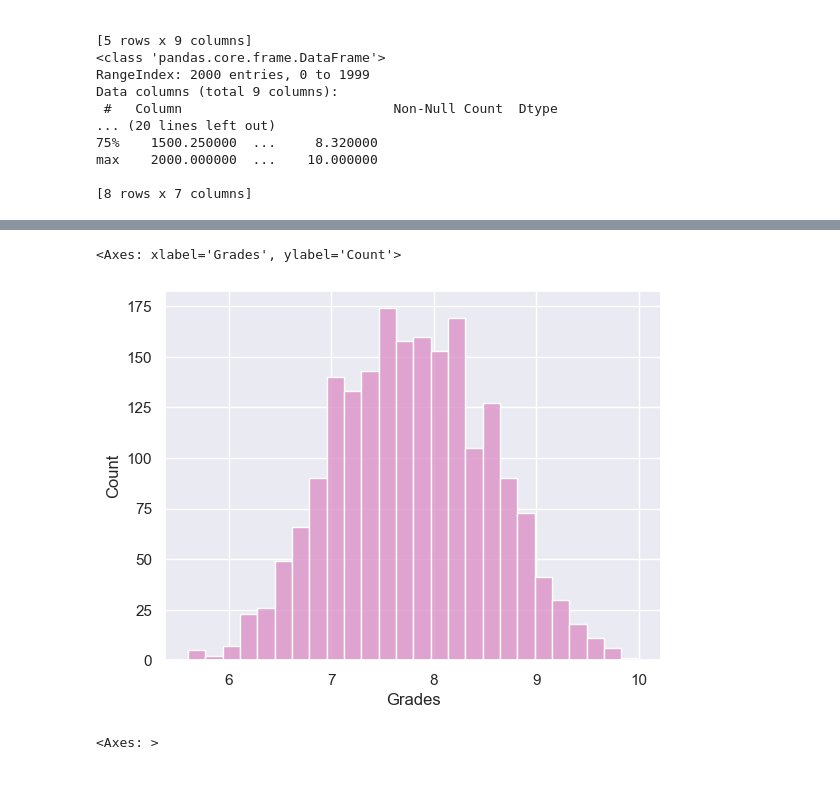
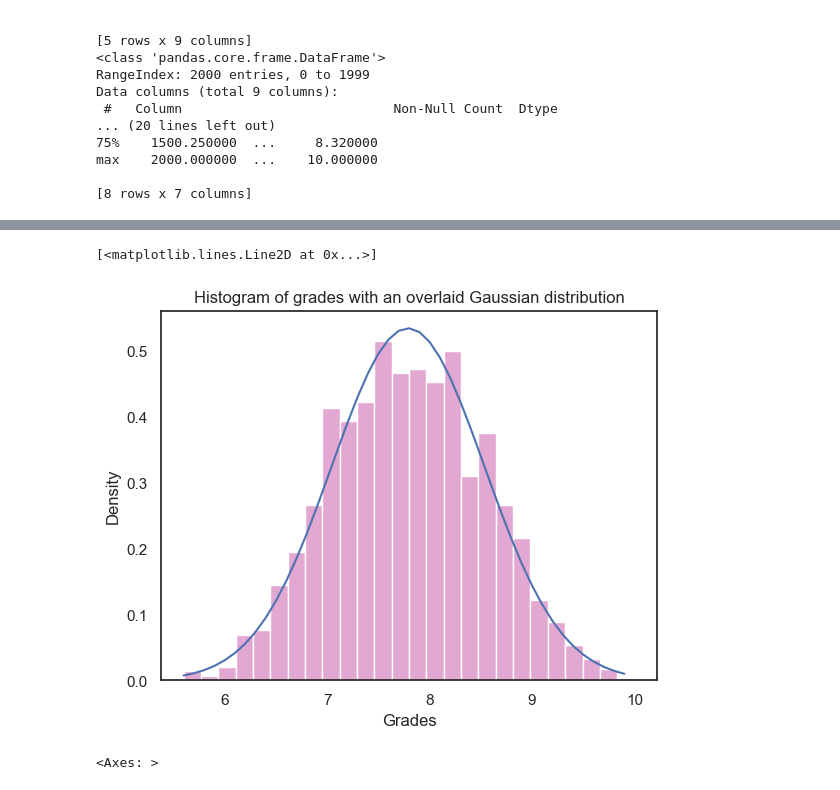
Before and after one commit to denisababeii/ml-project, a Jupyter notebook: syeda.ipynb, the cells around one changed output, grey strips where cells are left out. Drawn from its saved outputs; the diff is of its cells as text; code cells hidden in the pictures.

```diff
--- a/syeda.ipynb
+++ b/syeda.ipynb
@@ -51,8 +72,13 @@ sns.histplot(ax=axes[1, 2], data=df, x='Stress_Level', color=palette[5])
 # %%
-sns.histplot(data=df, x='Grades', color=palette[6])
+from scipy.stats import norm
+# sns.histplot(data=df, x='Grades', color=palette[6])
+
+sns.histplot(data=df, x="Grades", stat="density", color=palette[6]).set_title("Histogram of grades with an overlaid Gaussian distribution")
+x_axis = np.arange(df["Grades"].min(), df["Grades"].max(), 0.1)
+plt.plot(x_axis, norm.pdf(x_axis, df["Grades"].mean(), df["Grades"].std()))
 # %% [output]
-<Axes: xlabel='Grades', ylabel='Count'>
+[<matplotlib.lines.Line2D at 0x...>]
-[figure, old version]
+[figure, new version]
 # %%
 #correlation triangle
 
```
Also changed, not shown: parts of 6 cells of this notebook.
